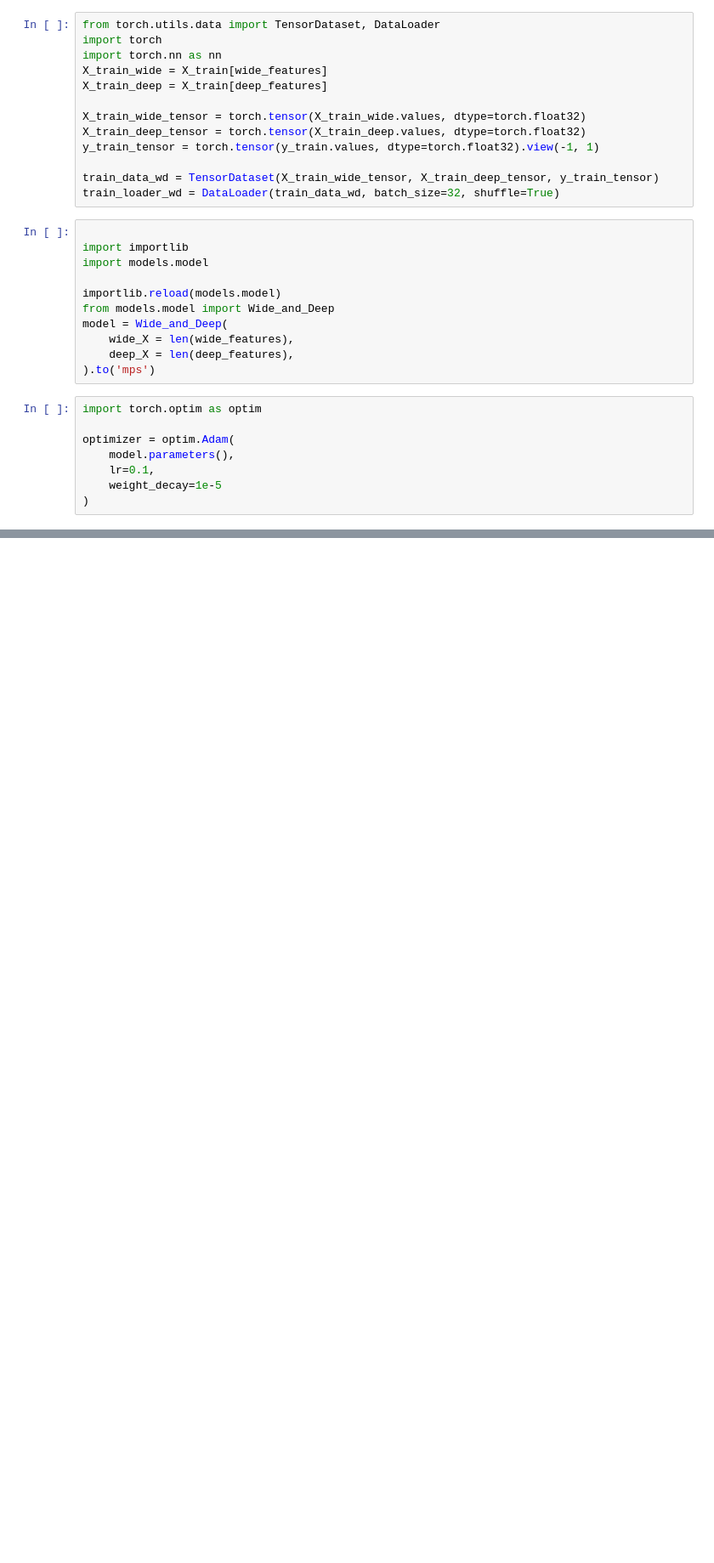
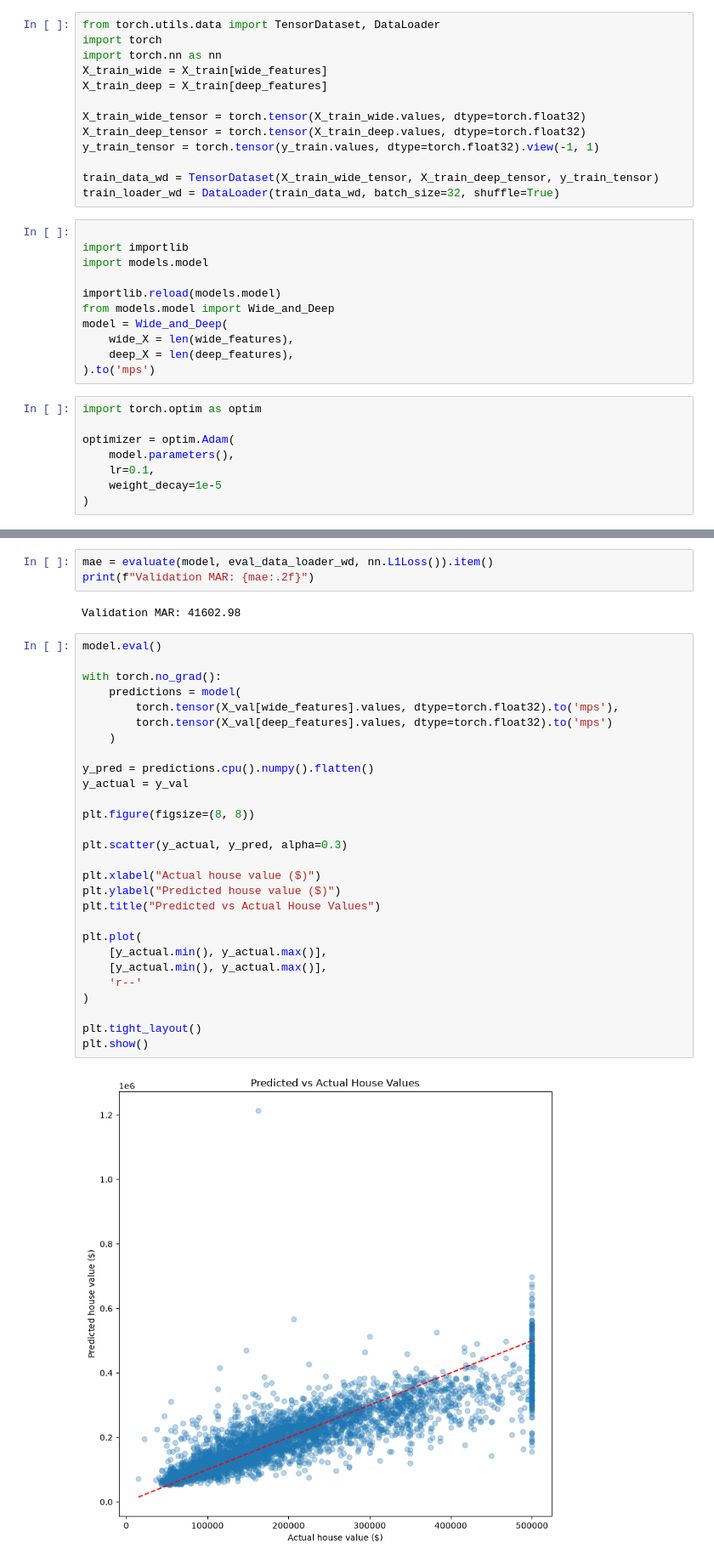
Before and after one commit to skyaax/HousePrediction, a Jupyter notebook: sample.ipynb, the cells around one changed output, grey strips where cells are left out. Shown at 85% size. Saved outputs shown, nothing was run; the diff lists cells and outputs as text; blank space fills up the shorter version.

Commit message:
started inspecting biggest errors in prediction

```diff
--- a/sample.ipynb
+++ b/sample.ipynb
@@ -419,0 +420,35 @@ Validation RMSE: 52293.91
+# %%
+mae = evaluate(model, eval_data_loader_wd, nn.L1Loss()).item()
+print(f"Validation MAR: {mae:.2f}")
+# %% [output]
+Validation MAR: 41602.98
+# %%
+model.eval()
+
+with torch.no_grad():
+    predictions = model(
+        torch.tensor(X_val[wide_features].values, dtype=torch.float32).to('mps'),
+        torch.tensor(X_val[deep_features].values, dtype=torch.float32).to('mps')
+    )
+
+y_pred = predictions.cpu().numpy().flatten()
+y_actual = y_val
+
+plt.figure(figsize=(8, 8))
+
+plt.scatter(y_actual, y_pred, alpha=0.3)
+
+plt.xlabel("Actual house value ($)")
+plt.ylabel("Predicted house value ($)")
+plt.title("Predicted vs Actual House Values")
+
+plt.plot(
+    [y_actual.min(), y_actual.max()],
+    [y_actual.min(), y_actual.max()],
+    'r--'
+)
+
+plt.tight_layout()
+plt.show()
+# %% [output]
+[figure, added]
```
Also changed, not shown: parts of 6 cells of this notebook.
